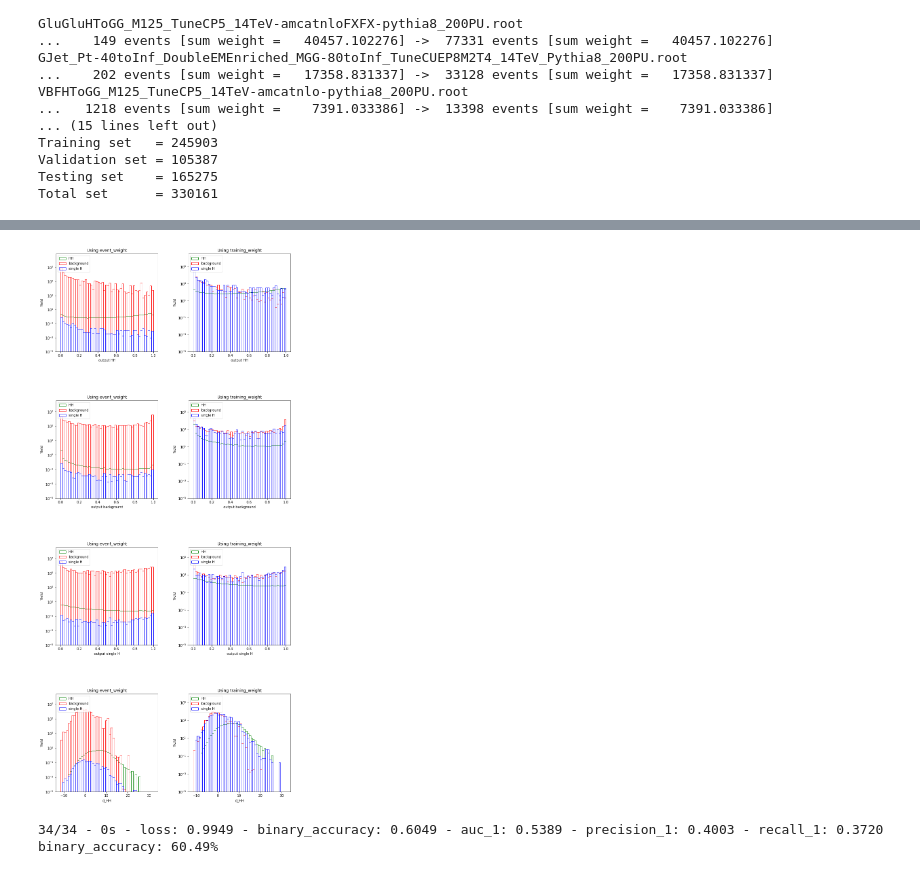
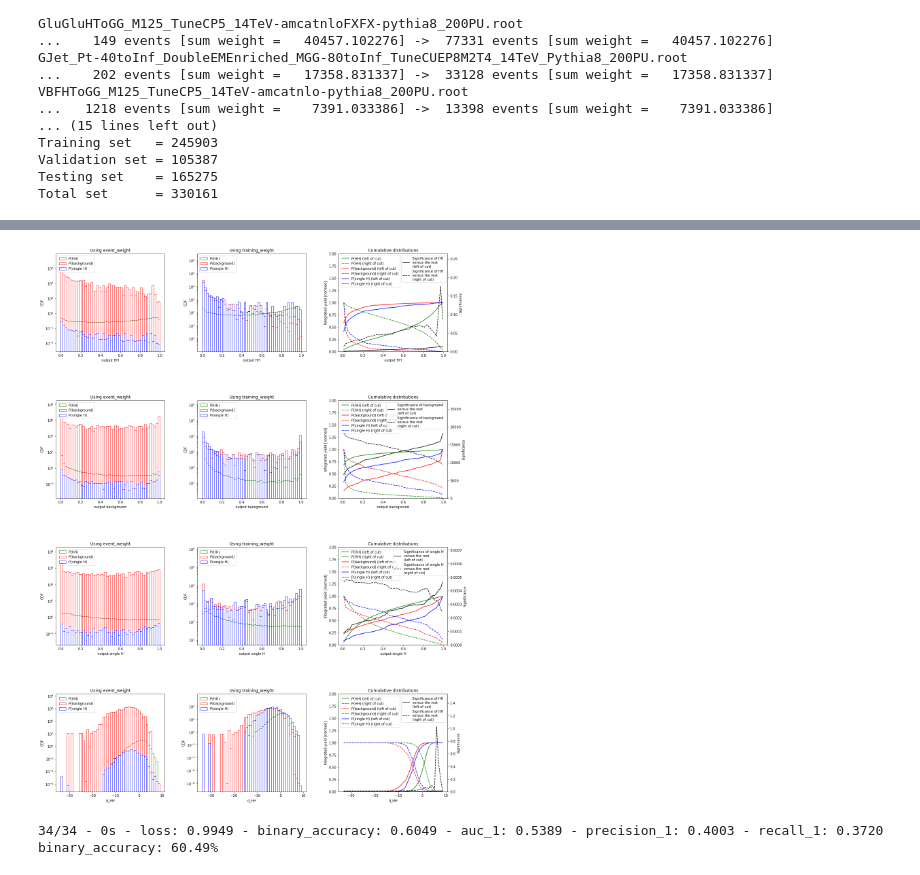
Before and after one commit to suatdonertas/DNN_HHWWGG, a Jupyter notebook: DNN.ipynb, the cells around one changed output, grey strips where cells are left out. Saved outputs shown, nothing was run; the diff lists cells and outputs as text; code cells hidden in the pictures.

Commit message:
Tried a few things in ROC curves

```diff
--- a/DNN.ipynb
+++ b/DNN.ipynb
@@ -583,57 +642,72 @@ Best WP based on significance = 0.87464
 # %%
-fig,axs = plt.subplots(figsize=(12,25),nrows=len(tags)+1,ncols=2)
+fig,axs = plt.subplots(figsize=(20,25),nrows=len(tags)+1,ncols=3)
 fig.subplots_adjust(left=0.1, right=0.9, top=0.98, bottom=0.1, wspace=0.3,hspace=0.5)
 
 tag_df = {tag:test_df[test_df['tag']==tag] for tag in tags}
 colors = ['g','r','b']
 
 # Manual binning so we can compute significance #
 n_bins = 50
 
 def get_bin_content(bins,y,w):
     digitized = np.digitize(y,bins)
     return np.array([w[digitized==i].sum() for i in range(1, len(bins))])
+def significance(s,b):
+    return np.nan_to_num(np.sqrt(2*((s+b)*np.log(1+s/b)-s)))
 
 for irow,output_tag in enumerate(output_tags+['d_HH']):
     for icol,weight in enumerate(['event_weight','training_weight']):
         # Fill the bins myself #
         bins = np.linspace(test_df[output_tag].min(),test_df[output_tag].max(),n_bins+1)
         centers = (bins[1:]+bins[:-1])/2
         widths = np.diff(bins)
 
         tag_content = {tag:get_bin_content(bins,tag_df[tag][output_tag],tag_df[tag][weight])for tag in tags}
-        tag_cumsum_left = {tag:np.cumsum(tag_content[tag])/tag_content[tag].sum() for tag in tags}
-        tag_cumsum_right = {tag:np.cumsum(tag_content[tag][::-1])[::-1]/tag_content[tag].sum() for tag in tags}
-        # Need to integrate all the bins right of the DNN cut to get significance
-        #z_left = np.nan_to_num(np.sqrt(2*((cumsum_s_left+cumsum_b_left)*np.log(1+cumsum_s_left/cumsum_b_left)-cumsum_s_left)))
-        #z_right = np.nan_to_num(np.sqrt(2*((cumsum_s_right+cumsum_b_right)*np.log(1+cumsum_s_right/cumsum_b_right)-cumsum_s_right)))
-        #z_left /= z_left.max()
-        #z_right /= z_right.max()
+        tag_cumsum_left = {tag:np.cumsum(tag_content[tag]) for tag in tags}
+        tag_cumsum_right = {tag:np.cumsum(tag_content[tag][::-1])[::-1] for tag in tags}
+
+        # First : plot the histograms #
         for i,(tag,content) in enumerate(tag_content.items()):
-            axs[irow,icol].bar(x=centers,height=content,width=widths,fill=False,edgecolor=colors[i],label=tag)
-        #ax2=axs[irow,icol].twinx()
+            axs[irow,icol].bar(x=centers,height=content,width=widths,fill=False,edgecolor=colors[i],label=f'P({tag})')
 
-        #ax2.plot(centers,z_left,color='r',label='Significance (left of cut) [normed]')
-        #ax2.plot(centers,z_right,color='r',linestyle='--',label='Significance (right of cut) [normed]')
-
-        #for i,tag in enumerate(tag_content.keys()):
-        #    ax2.plot(centers,content,color=colors[i],linestyle='-',label=f'{tag} content (left of cut)')
-        #    ax2.plot(centers,color=colors[i],linestyle='--',label=f'{tag} content (right of cut)')
-
-        #ax2.set_yscale("log")
-        #ax2.set_ylim([0,1.4])
-        #ax2.set_ylabel('Cumulative distribution')
-        #ax2.legend(loc='upper right')
-
-        axs[irow,icol].set_title(f"Using {weight}")
+        axs[irow,icol].set_title(f'Using {weight}')
         axs[irow,icol].set_xlabel(output_tag)
-        axs[irow,icol].set_ylabel('Yield')
-        axs[irow,icol].set_ylim(1e-5,max([content.max() for content in tag_content.values()])*100)
+        axs[irow,icol].set_ylabel('CDF')
+        axs[irow,icol].set_ylim(min([content[content>0].min() for content in tag_content.values()])*0.1,
+                                max([content.max() for content in tag_content.values()])*100)
         axs[irow,icol].set_yscale('log')
         axs[irow,icol].legend(loc='upper left')
+
+        # Second : plot the cumulatives #
+        if icol == 0:
+            axs[irow,2].set_title("Cumulative distributions")
+            axs[irow,2].set_xlabel(output_tag)
+            axs[irow,2].set_ylabel('Integrated yield [normed]')
+            axs[irow,2].set_ylim(0,2)
+
+            for i,tag in enumerate(tags):
+                axs[irow,2].plot(centers,tag_cumsum_left[tag]/tag_cumsum_left[tag].max(),color=colors[i],linestyle='-',label=f'P({tag}) (left of cut)')
+                axs[irow,2].plot(centers,tag_cumsum_right[tag]/tag_cumsum_right[tag].max(),color=colors[i],linestyle='--',label=f'P({tag}) (right of cut)')
+            axs[irow,2].legend(loc='upper left')
+
+            ax2 = axs[irow,2].twinx()
+            if output_tag == 'd_HH':
+                class_tag = "HH"
+            else:
+                class_tag = output_tag.replace('output ','')
+            z_left = significance(tag_cumsum_left[class_tag],
+                                  np.sum([c for tag,c in tag_cumsum_left.items() if tag != class_tag],axis=0))
+            z_right = significance(tag_cumsum_right[class_tag],
+                                  np.sum([c for tag,c in tag_cumsum_right.items() if tag != class_tag],axis=0))
+            ax2.plot(centers,z_left,color='k',linestyle='-',label=f'Significance of {class_tag} \nversus the rest \n(left of cut)')
+            ax2.plot(centers,z_right,color='k',linestyle='--',label=f'Significance of {class_tag} \nversus the rest \n(right of cut)')
+            ax2.legend(loc='upper right')
+            ax2.set_ylabel('Significance')
+            ax2.set_ylim(0,max([z_left.max(),z_right.max()])*1.5)
+
 fig.savefig(f"prediction_{suffix}_{split}.pdf", dpi = 300)
 # %% [output]
-[figure, old version]
+[figure, new version]
 # %%
 # evaluate the model
 scores = model.evaluate(test_df[input_vars],
```
Also changed, not shown: parts of 10 cells of this notebook, 1 other file.
